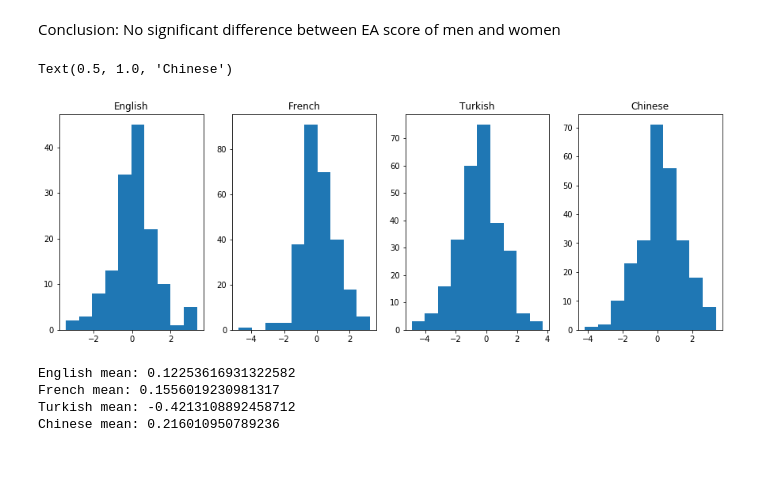
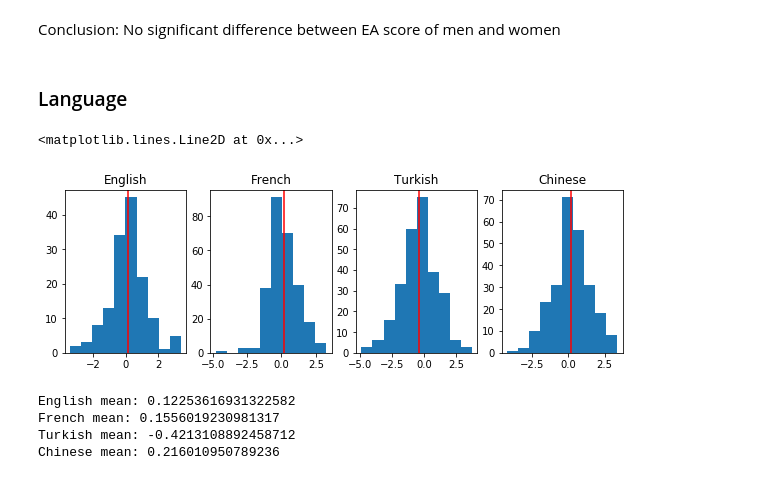
Before and after one commit to liliaellouz/empathy-analysis, a Jupyter notebook: Data_Analysis.ipynb, the cells around one changed output. Saved outputs shown, nothing was run; the diff lists cells and outputs as text; code cells hidden in the pictures.

```diff
--- a/Data_Analysis.ipynb
+++ b/Data_Analysis.ipynb
@@ -41,24 +75,30 @@ print(pval)
 0.8191074848014204
 # %% [markdown]
 Conclusion: No significant difference between EA score of men and women
+# %% [markdown]
+### Language
 # %%
 en_ea  = survey[survey['language']=='English']['EA_score']
 fr_ea  = survey[survey['language']=='French']['EA_score']
 tu_ea  = survey[survey['language']=='Turkish']['EA_score']
 ch_ea  = survey[survey['language']=='Chinese']['EA_score']
 # %%
-fig, axs = plt.subplots(1,4, figsize=(15,5))
+fig, axs = plt.subplots(1,4, figsize=(10,3))
 axs[0].hist(en_ea)
+axs[0].axvline(np.mean(en_ea),0,40, color='r')
 axs[0].set_title('English')
 axs[1].hist(fr_ea)
+axs[1].axvline(np.mean(fr_ea),0,80, color='r')
 axs[1].set_title('French')
 axs[2].hist(tu_ea)
 axs[2].set_title('Turkish')
+axs[2].axvline(np.mean(tu_ea),0,70, color='r')
 axs[3].hist(ch_ea)
 axs[3].set_title('Chinese')
+axs[3].axvline(np.mean(ch_ea),0,70, color='r')
 # %% [output]
-Text(0.5, 1.0, 'Chinese')
+<matplotlib.lines.Line2D at 0x...>
-[figure, old version]
+[figure, new version]
 # %%
 print("English mean: {0}".format(np.mean(en_ea)))
 print("French mean: {0}".format(np.mean(fr_ea)))
```
Also changed, not shown: parts of 56 cells of this notebook, 1 other file.
